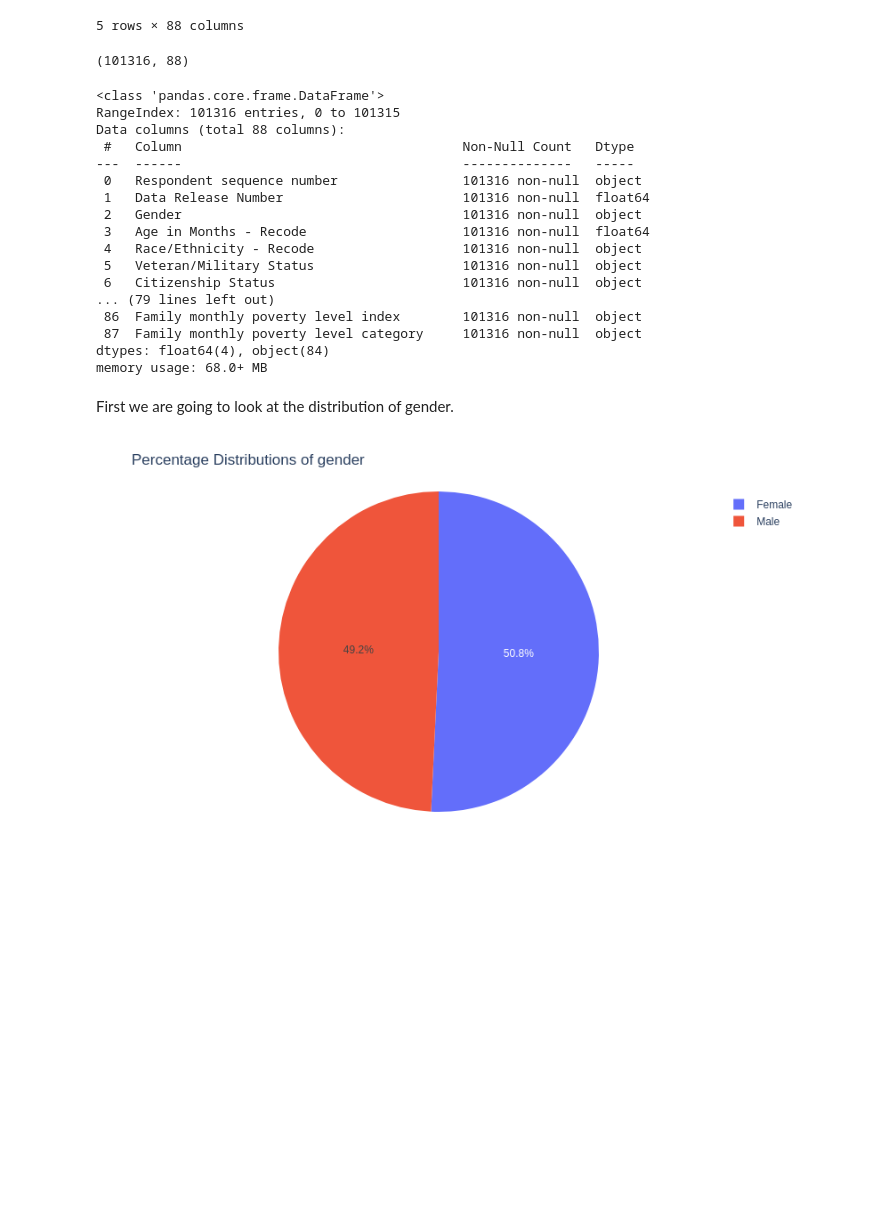
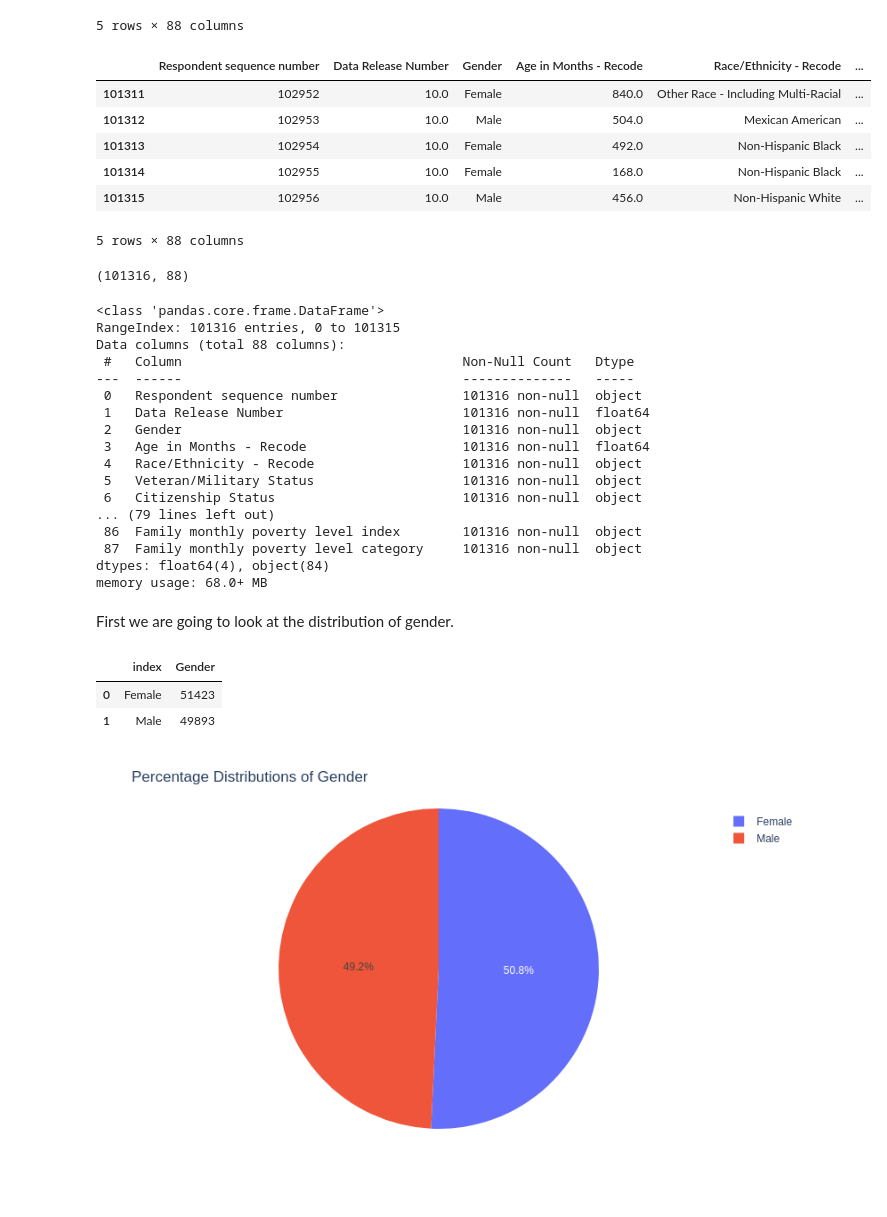
Before and after one commit to kkrusere/NHANES-Data-Visualization-Dashboard-on-Health-Disparities-and-Inequities, a Jupyter notebook: NHANES_data_collection_and_EDA.ipynb, the cells around one changed output. Saved outputs shown, nothing was run; the diff lists cells and outputs as text; code cells hidden in the pictures; blank space fills up the shorter version.

```diff
--- a/NHANES_data_collection_and_EDA.ipynb
+++ b/NHANES_data_collection_and_EDA.ipynb
@@ -1039,30 +1040,41 @@ dataframe.head()
 | 3 | 31130 | 4.0 | Female | 1020.0 | Non-Hispanic White | ... |
 | 4 | 31131 | 4.0 | Female | 535.0 | Non-Hispanic Black | ... |
 5 rows × 88 columns
+# %%
+dataframe.tail()
+# %% [output]
+|  | Respondent sequence number | Data Release Number | Gender | Age in Months - Recode | Race/Ethnicity - Recode | ... |
+| 101311 | 102952 | 10.0 | Female | 840.0 | Other Race - Including Multi-Racial | ... |
+| 101312 | 102953 | 10.0 | Male | 504.0 | Mexican American | ... |
+| 101313 | 102954 | 10.0 | Female | 492.0 | Non-Hispanic Black | ... |
+| 101314 | 102955 | 10.0 | Female | 168.0 | Non-Hispanic Black | ... |
+| 101315 | 102956 | 10.0 | Male | 456.0 | Non-Hispanic White | ... |
+5 rows × 88 columns
 # %%
 dataframe.shape
 # %% [output]
 (101316, 88)
-# %%
-dataframe.info()
-# %% [output]
-<class 'pandas.core.frame.DataFrame'>
-RangeIndex: 101316 entries, 0 to 101315
-Data columns (total 88 columns):
- #   Column                                    Non-Null Count   Dtype
----  ------                                    --------------   -----
- 0   Respondent sequence number                101316 non-null  object
- 1   Data Release Number                       101316 non-null  float64
- 2   Gender                                    101316 non-null  object
- 3   Age in Months - Recode                    101316 non-null  float64
- 4   Race/Ethnicity - Recode                   101316 non-null  object
- 5   Veteran/Military Status                   101316 non-null  object
- 6   Citizenship Status                        101316 non-null  object
-... (79 lines left out)
- 86  Family monthly poverty level index        101316 non-null  object
- 87  Family monthly poverty level category     101316 non-null  object
-dtypes: float64(4), object(84)
-memory usage: 68.0+ MB
+# %%
+#we are going to display the complete meta-data for our dataset
+dataframe.info()
+# %% [output]
+<class 'pandas.core.frame.DataFrame'>
+RangeIndex: 101316 entries, 0 to 101315
+Data columns (total 88 columns):
+ #   Column                                    Non-Null Count   Dtype
+---  ------                                    --------------   -----
+ 0   Respondent sequence number                101316 non-null  object
+ 1   Data Release Number                       101316 non-null  float64
+ 2   Gender                                    101316 non-null  object
+ 3   Age in Months - Recode                    101316 non-null  float64
+ 4   Race/Ethnicity - Recode                   101316 non-null  object
+ 5   Veteran/Military Status                   101316 non-null  object
+ 6   Citizenship Status                        101316 non-null  object
+... (79 lines left out)
+ 86  Family monthly poverty level index        101316 non-null  object
+ 87  Family monthly poverty level category     101316 non-null  object
+dtypes: float64(4), object(84)
+memory usage: 68.0+ MB
 # %%
 import seaborn as sns
 import matplotlib.pyplot as plt
@@ -1070,6 +1083,12 @@ import plotly.express as px
 import plotly.graph_objects as go
 # %% [markdown]
 First we are going to look at the distribution of gender.
+# %%
+pd.DataFrame(dataframe['Gender'].value_counts()).reset_index()
+# %% [output]
+|  | index | Gender |
+| 0 | Female | 51423 |
+| 1 | Male | 49893 |
 # %%
 temp_df = pd.DataFrame(dataframe['Gender'].value_counts()).reset_index()
 temp_df.columns = ["Gender","Count"]
```
Also changed, not shown: parts of 12 cells of this notebook.
